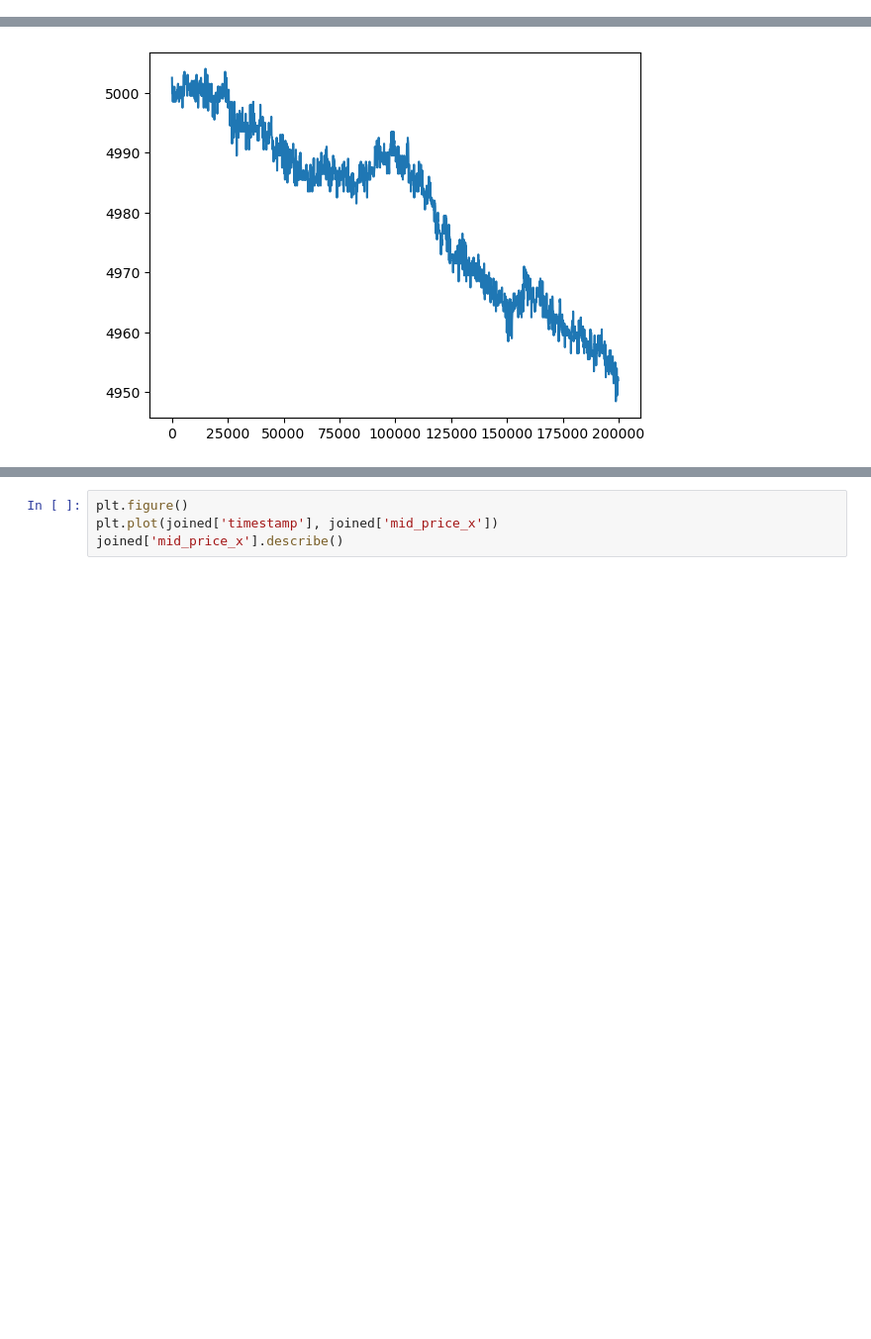
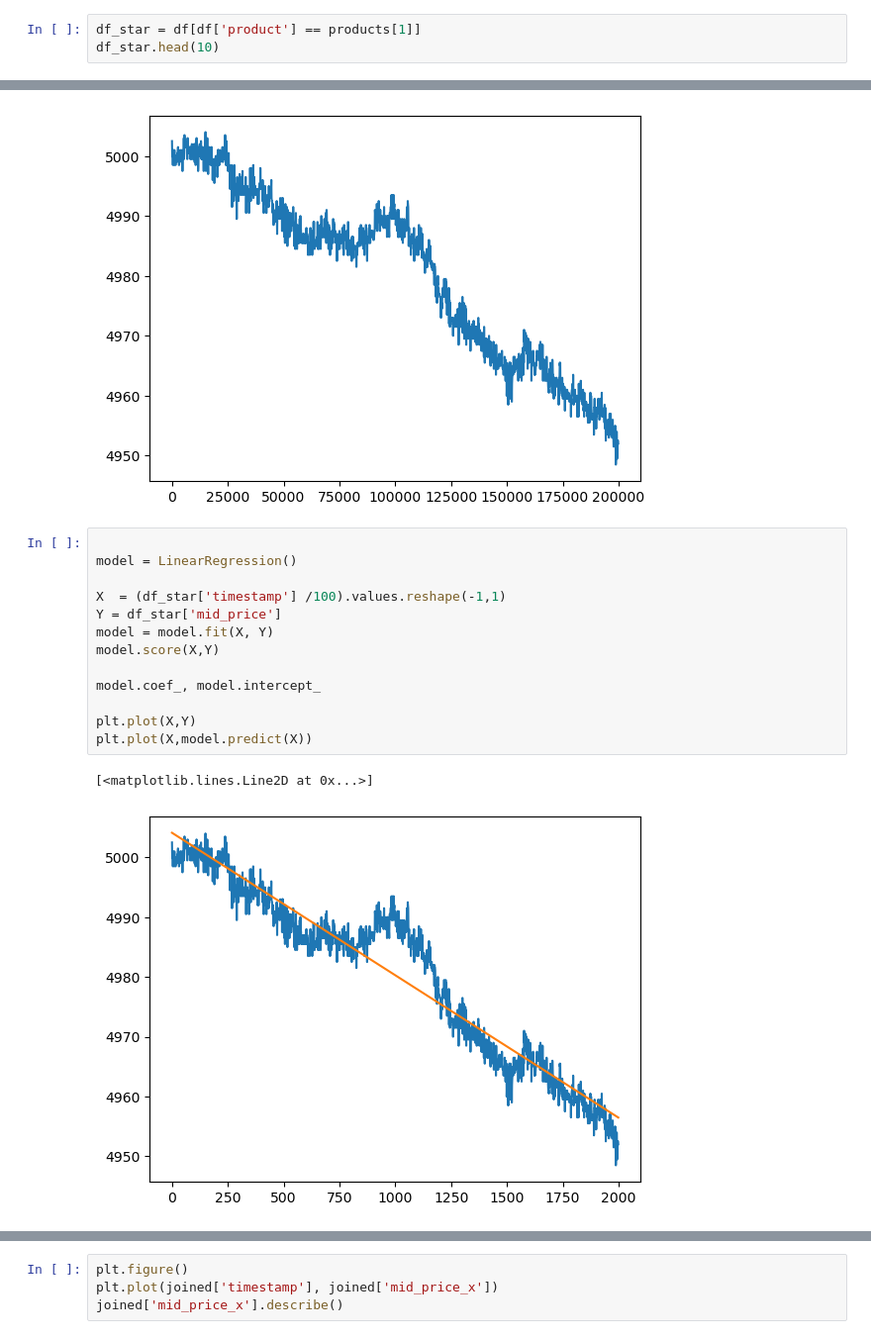
Before and after one commit to AlviseSembenico/IMC-prosperity, a Jupyter notebook: main.ipynb, the cells around one changed output, grey strips where cells are left out. Shown at 99% size. Drawn from its saved outputs; the diff is of its cells as text; blank space fills up the shorter version.

Commit message:
linear regression strategy

```diff
--- a/main.ipynb
+++ b/main.ipynb
@@ -37,0 +17,3 @@ Name: 0, dtype: object
+# %%
+df_star = df[df['product'] == products[1]]
+df_star.head(10)
@@ -49,3 +43,19 @@ plt.plot(joined['timestamp'], joined['mid_price_y'])
 # %% [output]
 [<matplotlib.lines.Line2D at 0x...>]
 [figure]
+# %%
+
+model = LinearRegression()
+
+X  = (df_star['timestamp'] /100).values.reshape(-1,1)
+Y = df_star['mid_price']
+model = model.fit(X, Y)
+model.score(X,Y)
+
+model.coef_, model.intercept_
+
+plt.plot(X,Y)
+plt.plot(X,model.predict(X))
+# %% [output]
+[<matplotlib.lines.Line2D at 0x...>]
+[figure, added]
```
Also changed, not shown: parts of 11 cells of this notebook, 1 other file.
